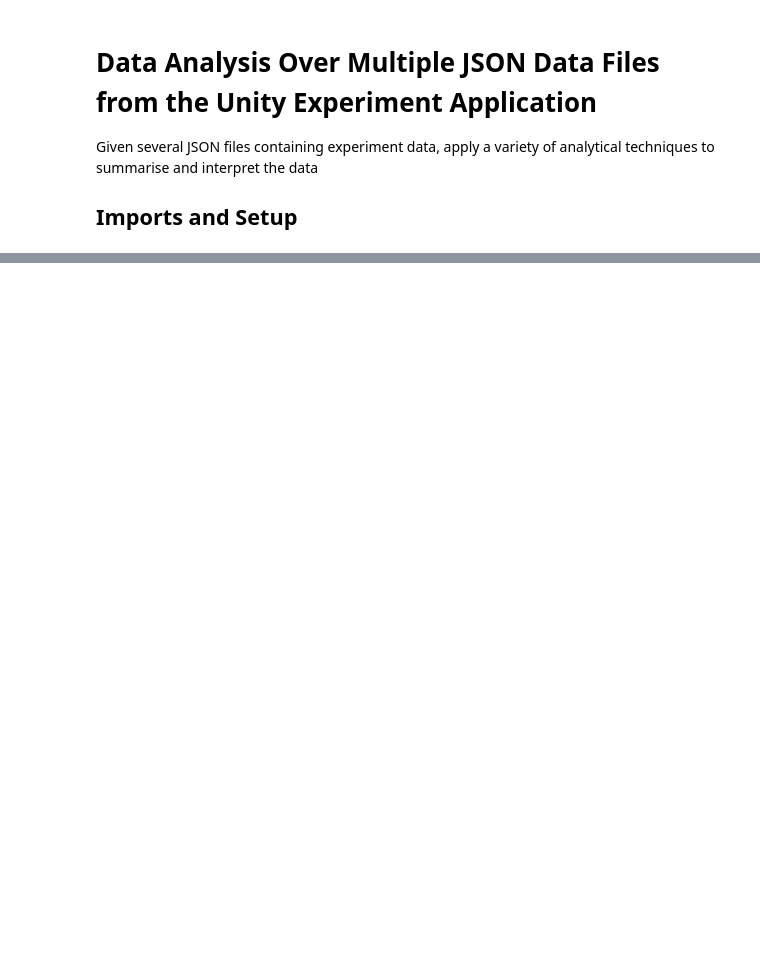
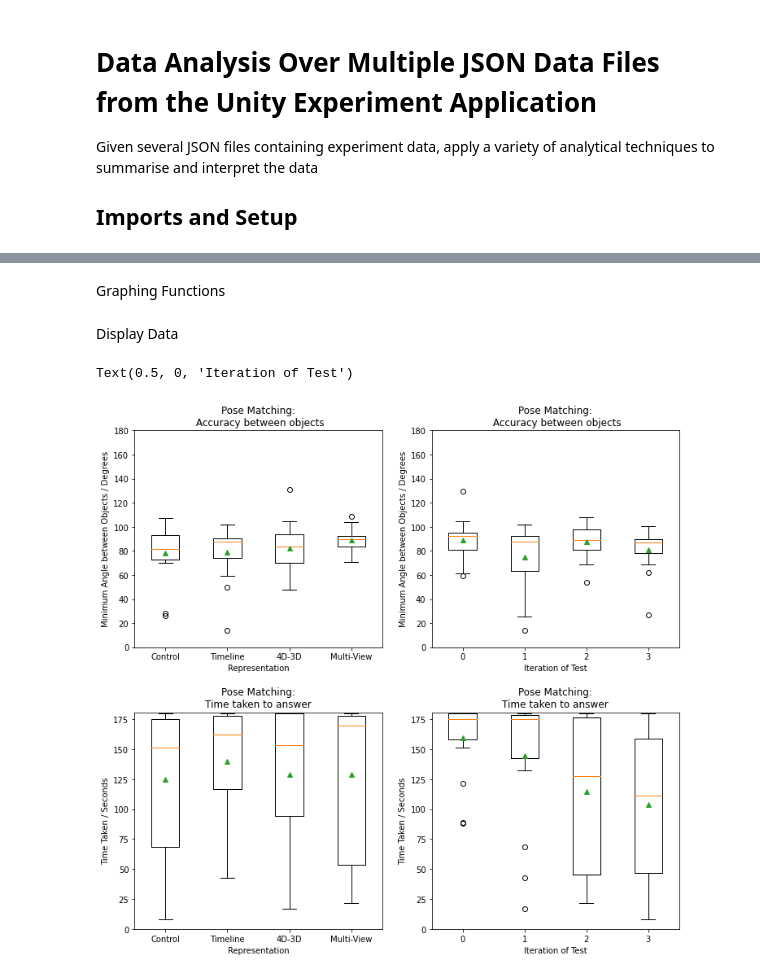
Before and after one commit to JoeSubbi/3D-Renderer-for-4D-Objects, a Jupyter notebook: Data Analysis/MultiFileAnalysis.ipynb, the cells around one changed output, grey strips where cells are left out. Saved outputs shown, nothing was run; the diff lists cells and outputs as text; code cells hidden in the pictures; blank space fills up the shorter version.

```diff
--- a/Data Analysis/MultiFileAnalysis.ipynb
+++ b/Data Analysis/MultiFileAnalysis.ipynb
@@ -70,0 +828,2 @@ Reading "data/4-31-01-2022-16-00.json"
+# %% [markdown]
+Graphing Functions
@@ -71,3 +832,63 @@ Reading "data/4-31-01-2022-16-00.json"
+# %% [markdown]
+Display Data
+# %%
+# Load in the data
+with open("compiled_data.json", "r") as f:
+    compiled_data = json.load(f)
+
+with open("ordered_data.json", "r") as f:
+    ordered_data = json.load(f)
+
+order = [1,2,3,4]
+# %%
+# Show Graphs
+fig = plt.figure(figsize = (12, 24))
+ax0 = fig.add_subplot(421)
+ax1 = fig.add_subplot(422)
+ax2 = fig.add_subplot(423)
+ax3 = fig.add_subplot(424)
+#ax4 = fig.add_subplot(425)
+#ax5 = fig.add_subplot(426)
+fig.subplots_adjust(hspace=0.3)
+
+ax0.set_title("Pose Matching:\n Accuracy between objects")
+x = POSE_accuracy_data(compiled_data).keys()
+d = [i for i in POSE_accuracy_data(compiled_data).values()]
+ax0.boxplot( d, showmeans=True )
+ax0.set_xticks(order, x)
+ax0.set_ylim((0, 180))
+ax0.set_ylabel("Minimum Angle between Objects / Degrees")
+ax0.set_xlabel("Representation")
+
+ax1.set_title("Pose Matching:\n Accuracy between objects")
+x = POSE_accuracy_data(ordered_data).keys()
+d = [i for i in POSE_accuracy_data(ordered_data).values()]
+ax1.boxplot( d, showmeans=True )
+ax1.set_xticks(order, x)
+ax1.set_ylim((0, 180))
+ax1.set_ylabel("Minimum Angle between Objects / Degrees")
+ax1.set_xlabel("Iteration of Test")
+
+ax2.set_title("Pose Matching:\nTime taken to answer")
+x = POSE_time_data(compiled_data).keys()
+d = [i for i in POSE_time_data(compiled_data).values()]
+ax2.boxplot( d, showmeans=True )
+ax2.set_xticks(order, x)
+ax2.set_ylim((0, 181))
+ax2.set_ylabel("Time Taken / Seconds")
+ax2.set_xlabel("Representation")
+
+ax3.set_title("Pose Matching:\nTime taken to answer")
+x = POSE_time_data(ordered_data).keys()
+d = [i for i in POSE_time_data(ordered_data).values()]
+ax3.boxplot( d, showmeans=True )
+ax3.set_xticks(order, x)
+ax3.set_ylim((0, 181))
+ax3.set_ylabel("Time Taken / Seconds")
+ax3.set_xlabel("Iteration of Test")
+# %% [output]
+Text(0.5, 0, 'Iteration of Test')
+[figure, added]
 # %%
 # Take all the data over representations to measure effectiveness of each representation
 
```
Also changed, not shown: parts of 38 cells of this notebook, 9 other files.
